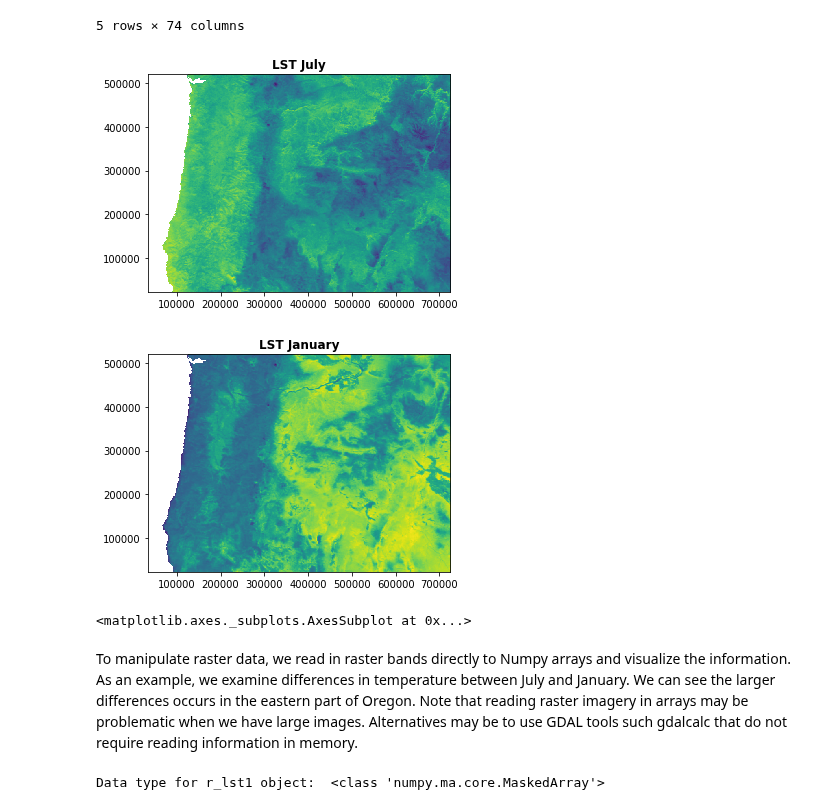
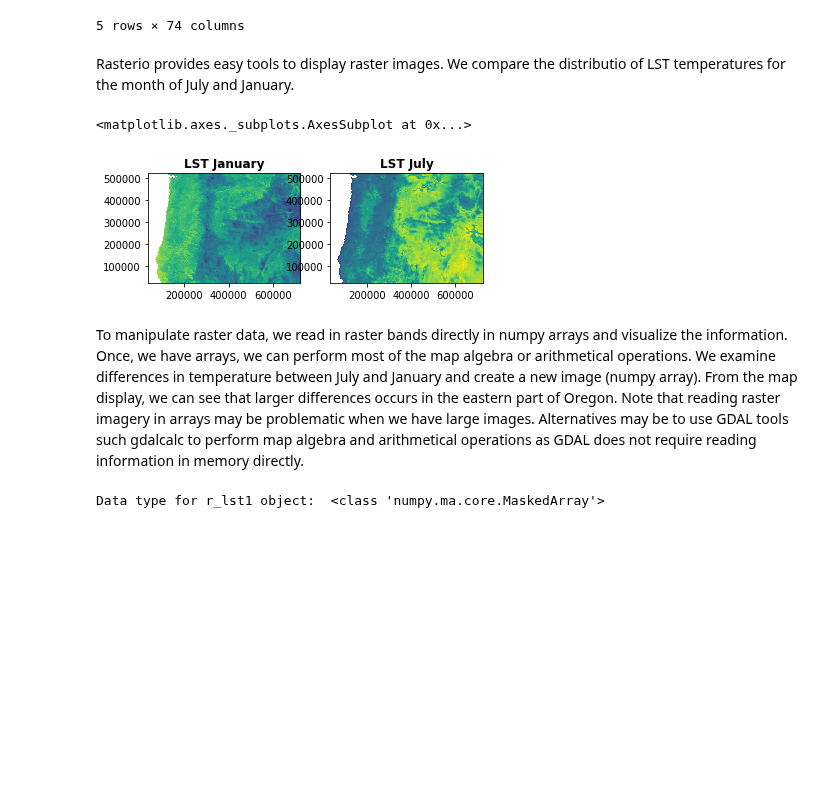
Before and after one commit to bparment1/workshops_courses_spatial_analyses, a Jupyter notebook: regression_temperature.ipynb, the cells around one changed output. Cells and saved outputs as stored; diff of their text form; code cells hidden in the pictures; blank space fills up the shorter version.

Commit message:
updating figures for the notebook

```diff
--- a/regression_temperature.ipynb
+++ b/regression_temperature.ipynb
@@ -204,18 +204,19 @@ Coordinate reference system:  PROJCS["unnamed",GEOGCS["NAD83",DATUM["North_Ameri
 | 3 | USC00350036 | 2010 | 4 | 1 | TMAX | 44 | 0 | None | None | 42.1761 | ... | ... |
 | 4 | USC00350036 | 2010 | 5 | 1 | TMAX | -9999 | None | None | None | 42.1761 | ... | ... |
 5 rows × 74 columns
+# %% [markdown]
+Rasterio provides easy tools to display raster images. We compare the distributio of LST temperatures for the month of July and January.
 # %%
 #Generate quick visualization using rasterio object
-plot.show(lst1,title="LST July")
-plot.show(lst7,title="LST January")
+f, ax = plt.subplots(1, 2)
+
+plot.show(lst1,title="LST January",ax=ax[0])
+plot.show(lst7,title="LST July",ax=ax[1])
 # %% [output]
+<matplotlib.axes._subplots.AxesSubplot at 0x...>
-[figure, old version]
+[figure, new version]
-[figure, removed]
-<matplotlib.axes._subplots.AxesSubplot at 0x...>
 # %% [markdown]
-To manipulate raster data, we read in raster bands directly to Numpy arrays and visualize the information. As an example, we examine differences in temperature
-between July and January. We can see the larger differences occurs in the eastern part of Oregon. Note that reading raster imagery in arrays may be problematic when we have large images.
-Alternatives may be to use GDAL tools such gdalcalc that do not require reading information in memory.
+To manipulate raster data, we read in raster bands directly in numpy arrays and visualize the information. Once, we have arrays, we can perform most of the map algebra or arithmetical operations. We examine differences in temperature between July and January and create a new image (numpy array). From the map display, we can see that larger differences occurs in the eastern part of Oregon. Note that reading raster imagery in arrays may be problematic when we have large images. Alternatives may be to use GDAL tools such gdalcalc to perform map algebra and arithmetical operations as GDAL does not require reading information in memory directly.
 # %%
 ## Read raster bands directly to Numpy arrays and visualize data
 r_lst1 = lst1.read(1,masked=True) #read first array with masked value, nan are assigned for NA
```
Also changed, not shown: parts of 2 cells of this notebook.
